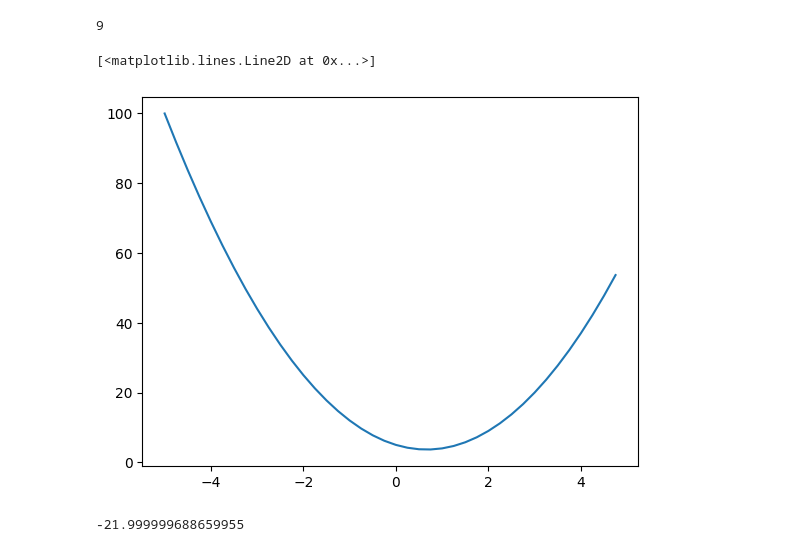
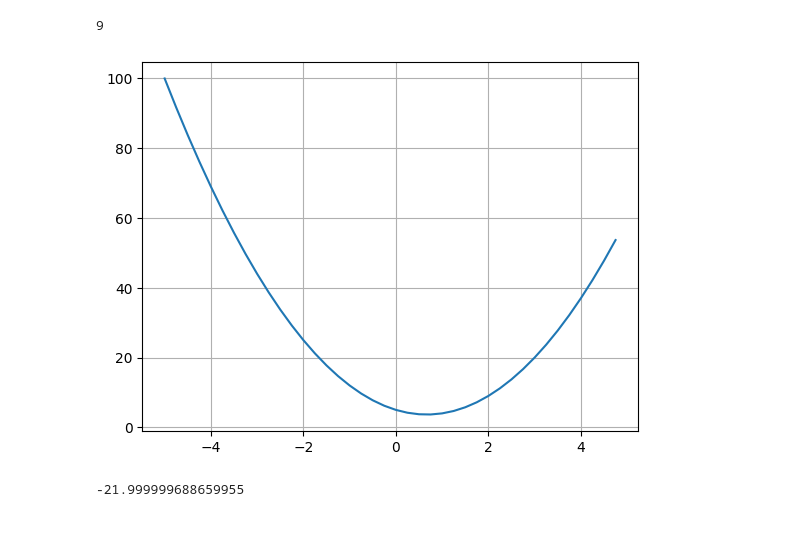
Before and after one commit to Jesus-Almansa/Neural_Network_from_scratch, a Jupyter notebook: Notebooks/Manual_Backpropagation.ipynb, the cells around one changed output. Cells and saved outputs as stored; diff of their text form; code cells hidden in the pictures.

```diff
--- a/Notebooks/Manual_Backpropagation.ipynb
+++ b/Notebooks/Manual_Backpropagation.ipynb
@@ -14,10 +17,10 @@ f(2)
 # %%
 xs = np.arange(-5,5,0.25)
 ys = f(xs)
 plt.plot(xs,ys)
+plt.grid()
 # %% [output]
-[<matplotlib.lines.Line2D at 0x...>]
-[figure, old version]
+[figure, new version]
 # %%
 h = 0.0000001
 x = -3.0
```
Also changed, not shown: parts of 39 cells of this notebook, 1 other file.
